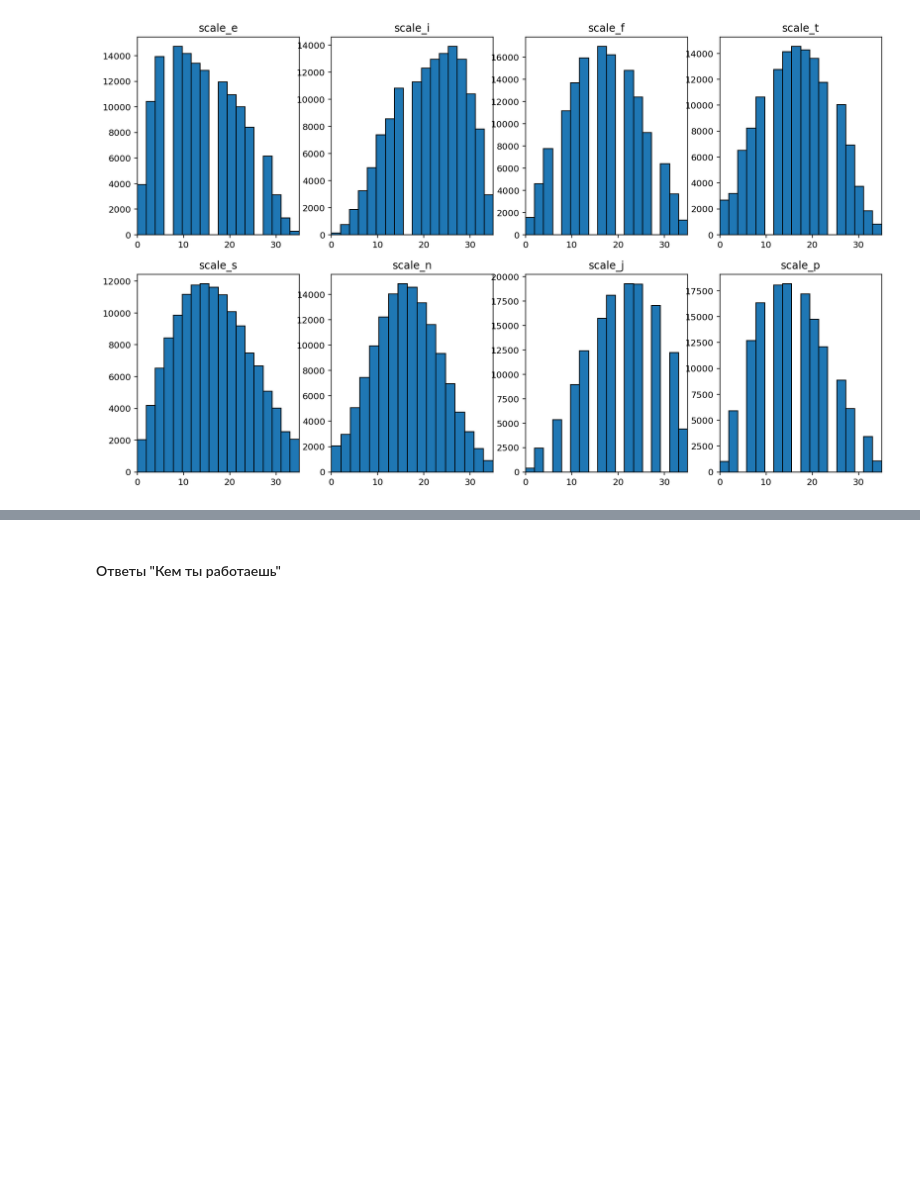
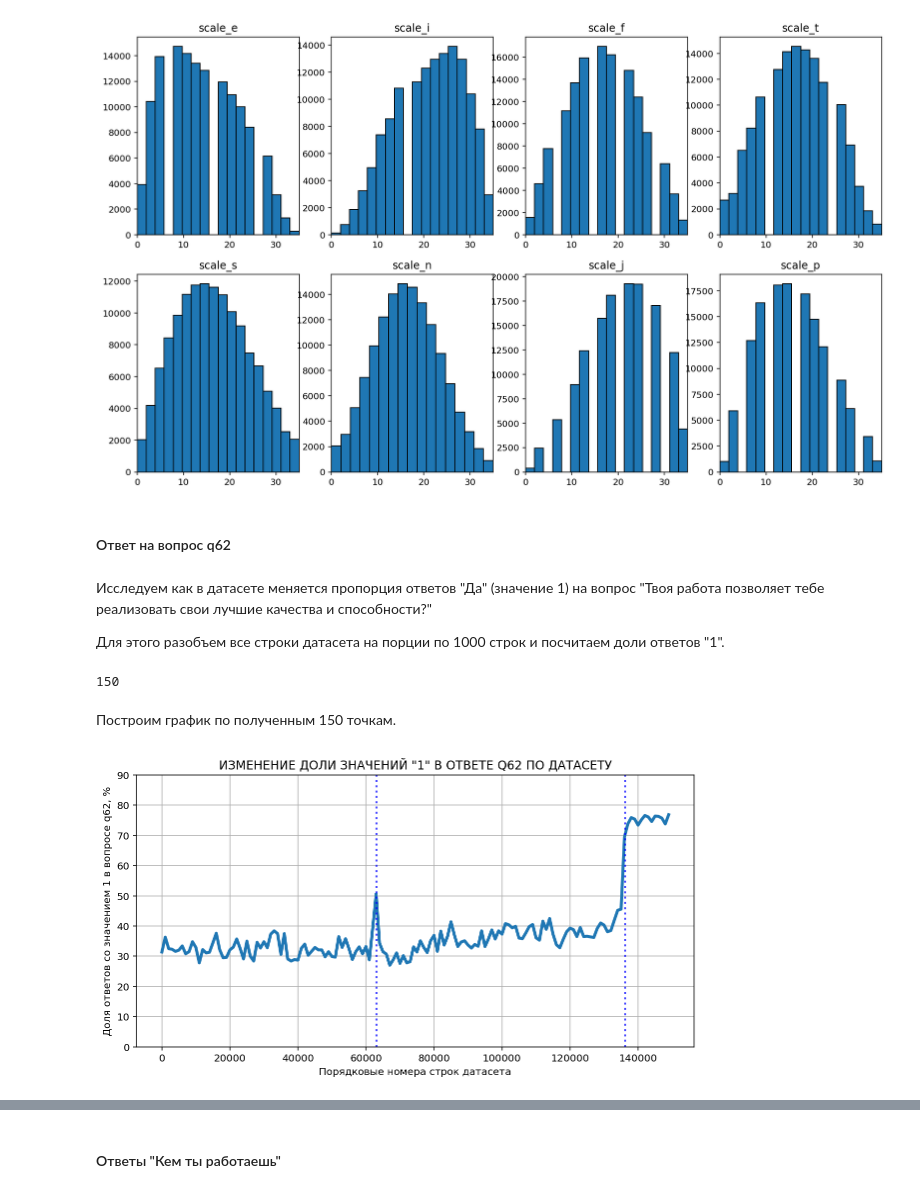
Before and after one commit to dimdasci/m01-psychotype-occupation-relaiton, a Jupyter notebook: notebooks/eda.ipynb, the cells around one changed output, grey strips where cells are left out. Cells and saved outputs as stored; diff of their text form; code cells hidden in the pictures; blank space fills up the shorter version.

```diff
--- a/notebooks/eda.ipynb
+++ b/notebooks/eda.ipynb
@@ -818,3 +783,36 @@ plot_histograms(data = df[scales],
 plt.show()
 # %% [output]
 [figure]
+# %% [markdown]
+#### Ответ на вопрос q62
+# %% [markdown]
+Исследуем как в датасете меняется пропорция ответов "Да" (значение 1) на вопрос "Твоя работа позволяет тебе реализовать свои лучшие качества и способности?"
+
+Для этого разобъем все строки датасета на порции по 1000 строк и посчитаем доли ответов "1".
+# %%
+q62_val_1_share = []
+
+for i in range(df.shape[0] // 1000 + 1):
+    start = i * 1000
+    end = min (df.shape[0], start + 1000)
+    shares = df.q62[start:end].value_counts() / (end-start)
+    q62_val_1_share.append(shares[1.0] * 100)
+
+len(q62_val_1_share)
+# %% [output]
+150
+# %% [markdown]
+Построим график по полученным 150 точкам.
+# %%
+plt.figure(figsize=(10, 5))
+plt.grid(visible = True)
+plt.plot(range(0, 150000, 1000), q62_val_1_share, lw = 3)
+plt.axvline(136206, color='blue', lw = 2, alpha=0.7, linestyle='dotted')
+plt.axvline(63000, color='blue', lw = 2, alpha=0.7, linestyle='dotted')
+plt.ylabel('Доля ответов со значением 1 в вопросе q62, %')
+plt.xlabel('Порядковые номера строк датасета')
+plt.title('Изменение доли значений "1" в ответе q62 по датасету'.upper())
+plt.ylim(0, 90)
+plt.show()
+# %% [output]
+[figure, added]
```
Also changed, not shown: parts of 32 cells of this notebook.
